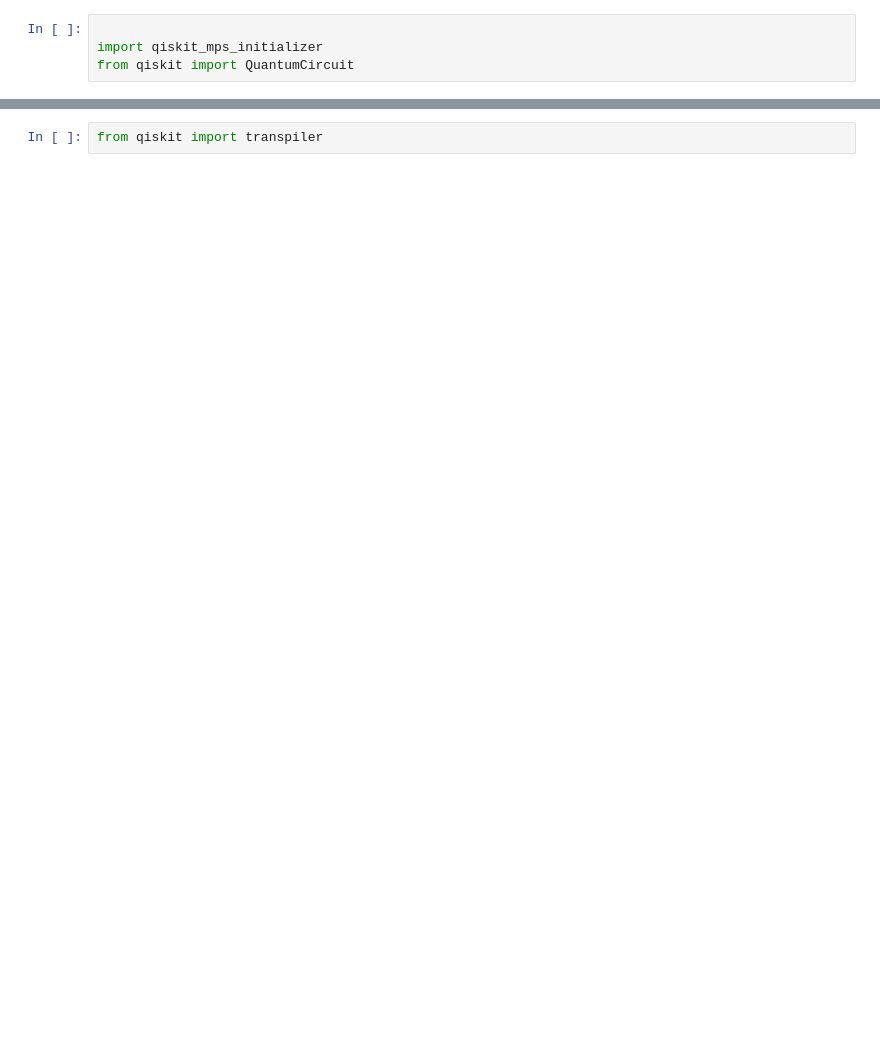
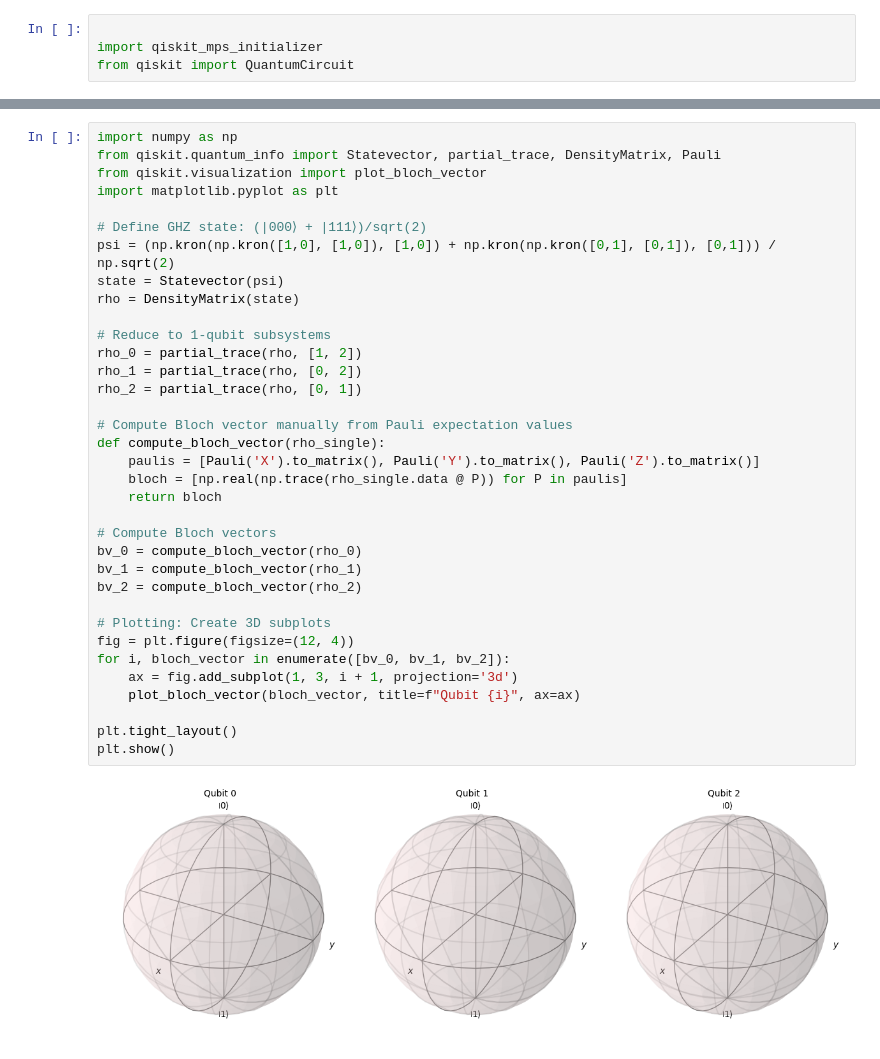
Before and after one commit to aizzen3/QCproject, a Jupyter notebook: asg11.ipynb, the cells around one changed output, grey strips where cells are left out. Cells and saved outputs as stored; diff of their text form; blank space fills up the shorter version.

```diff
--- a/asg11.ipynb
+++ b/asg11.ipynb
@@ -74,5 +65,40 @@ circuit.draw('mpl')
 # %% [output]
 [figure]
 # %%
-from qiskit import transpiler
+import numpy as np
+from qiskit.quantum_info import Statevector, partial_trace, DensityMatrix, Pauli
+from qiskit.visualization import plot_bloch_vector
+import matplotlib.pyplot as plt
+
+# Define GHZ state: (|000⟩ + |111⟩)/sqrt(2)
+psi = (np.kron(np.kron([1,0], [1,0]), [1,0]) + np.kron(np.kron([0,1], [0,1]), [0,1])) / np.sqrt(2)
+state = Statevector(psi)
+rho = DensityMatrix(state)
+
+# Reduce to 1-qubit subsystems
+rho_0 = partial_trace(rho, [1, 2])
+rho_1 = partial_trace(rho, [0, 2])
+rho_2 = partial_trace(rho, [0, 1])
+
+# Compute Bloch vector manually from Pauli expectation values
+def compute_bloch_vector(rho_single):
+    paulis = [Pauli('X').to_matrix(), Pauli('Y').to_matrix(), Pauli('Z').to_matrix()]
+    bloch = [np.real(np.trace(rho_single.data @ P)) for P in paulis]
+    return bloch
+
+# Compute Bloch vectors
+bv_0 = compute_bloch_vector(rho_0)
+bv_1 = compute_bloch_vector(rho_1)
+bv_2 = compute_bloch_vector(rho_2)
+
+# Plotting: Create 3D subplots
+fig = plt.figure(figsize=(12, 4))
+for i, bloch_vector in enumerate([bv_0, bv_1, bv_2]):
+    ax = fig.add_subplot(1, 3, i + 1, projection='3d')
+    plot_bloch_vector(bloch_vector, title=f"Qubit {i}", ax=ax)
+
+plt.tight_layout()
+plt.show()
+# %% [output]
+[figure, added]
 # %%
```
Also changed, not shown: parts of 6 cells of this notebook, 4 other files.
